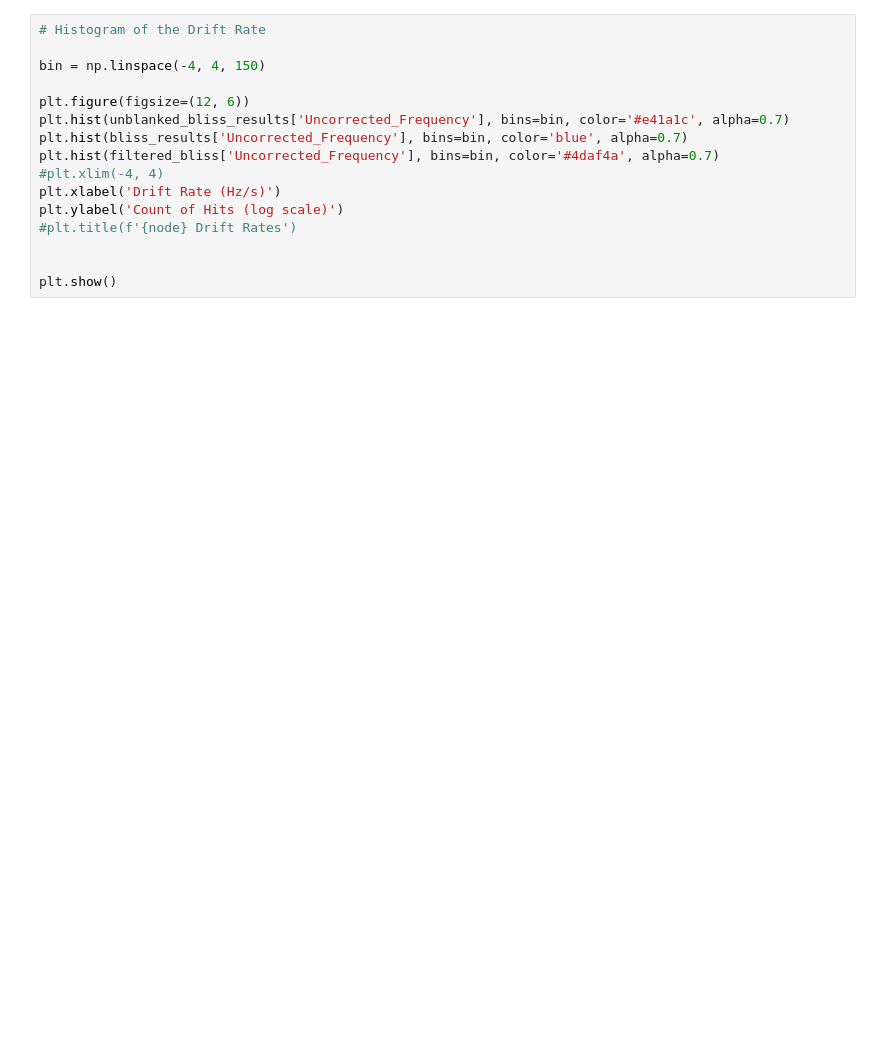
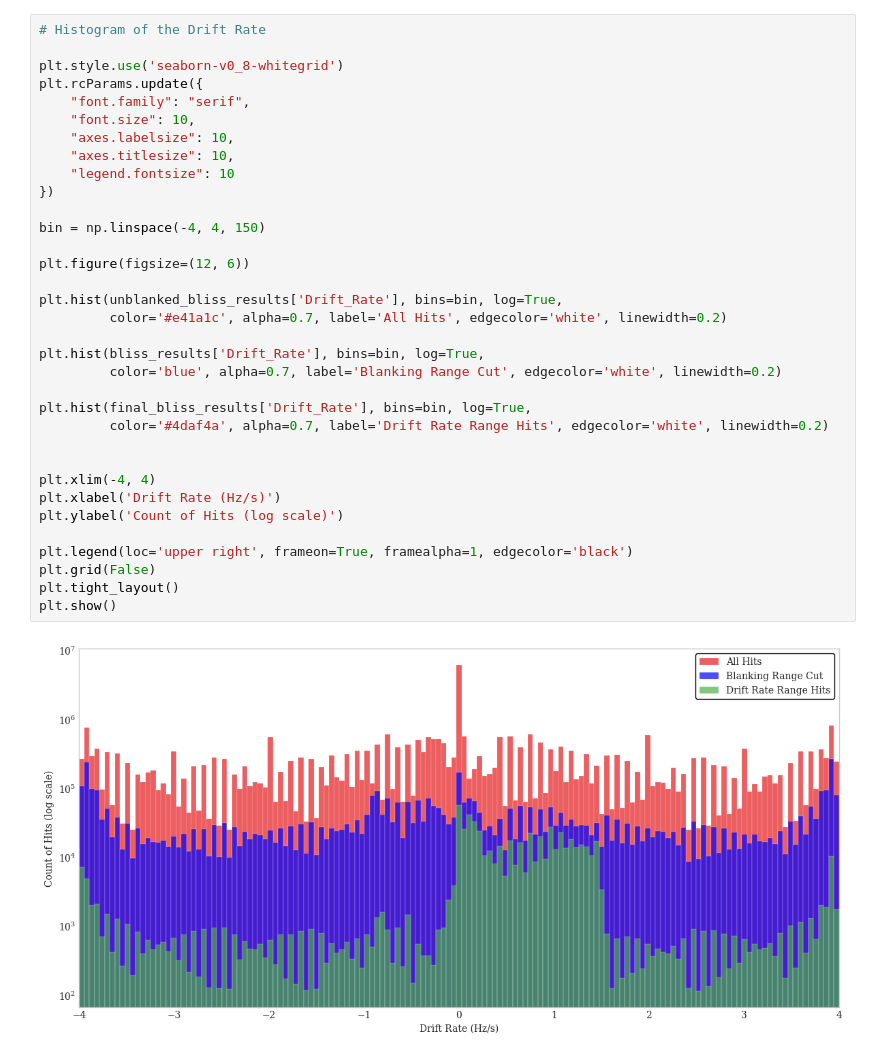
Before and after one commit to valegl04/BL_ATA_Alerts, a Jupyter notebook: ATA/drift_rate_histo.ipynb, the cells around one changed output. Saved outputs shown, nothing was run; the diff lists cells and outputs as text; blank space fills up the shorter version.

```diff
--- a/ATA/drift_rate_histo.ipynb
+++ b/ATA/drift_rate_histo.ipynb
@@ -66,18 +44,38 @@ plt.show()
 # %%
 # Histogram of the Drift Rate
+
+plt.style.use('seaborn-v0_8-whitegrid')
+plt.rcParams.update({
+    "font.family": "serif",
+    "font.size": 10,
+    "axes.labelsize": 10,
+    "axes.titlesize": 10,
+    "legend.fontsize": 10
+})
 
 bin = np.linspace(-4, 4, 150)
 
 plt.figure(figsize=(12, 6))
-plt.hist(unblanked_bliss_results['Uncorrected_Frequency'], bins=bin, color='#e41a1c', alpha=0.7)
-plt.hist(bliss_results['Uncorrected_Frequency'], bins=bin, color='blue', alpha=0.7)
-plt.hist(filtered_bliss['Uncorrected_Frequency'], bins=bin, color='#4daf4a', alpha=0.7)
-#plt.xlim(-4, 4)
+
+plt.hist(unblanked_bliss_results['Drift_Rate'], bins=bin, log=True,
+         color='#e41a1c', alpha=0.7, label='All Hits', edgecolor='white', linewidth=0.2)
+
+plt.hist(bliss_results['Drift_Rate'], bins=bin, log=True,
+         color='blue', alpha=0.7, label='Blanking Range Cut', edgecolor='white', linewidth=0.2)
+
+plt.hist(final_bliss_results['Drift_Rate'], bins=bin, log=True,
+         color='#4daf4a', alpha=0.7, label='Drift Rate Range Hits', edgecolor='white', linewidth=0.2)
+
+
+plt.xlim(-4, 4)
 plt.xlabel('Drift Rate (Hz/s)')
 plt.ylabel('Count of Hits (log scale)')
-#plt.title(f'{node} Drift Rates')
 
-
+plt.legend(loc='upper right', frameon=True, framealpha=1, edgecolor='black')
+plt.grid(False)
+plt.tight_layout()
 plt.show()
+# %% [output]
+[figure, added]
 # %%
 # Histogram of the SNR
```
Also changed, not shown: parts of 6 cells of this notebook, 4 other files.
